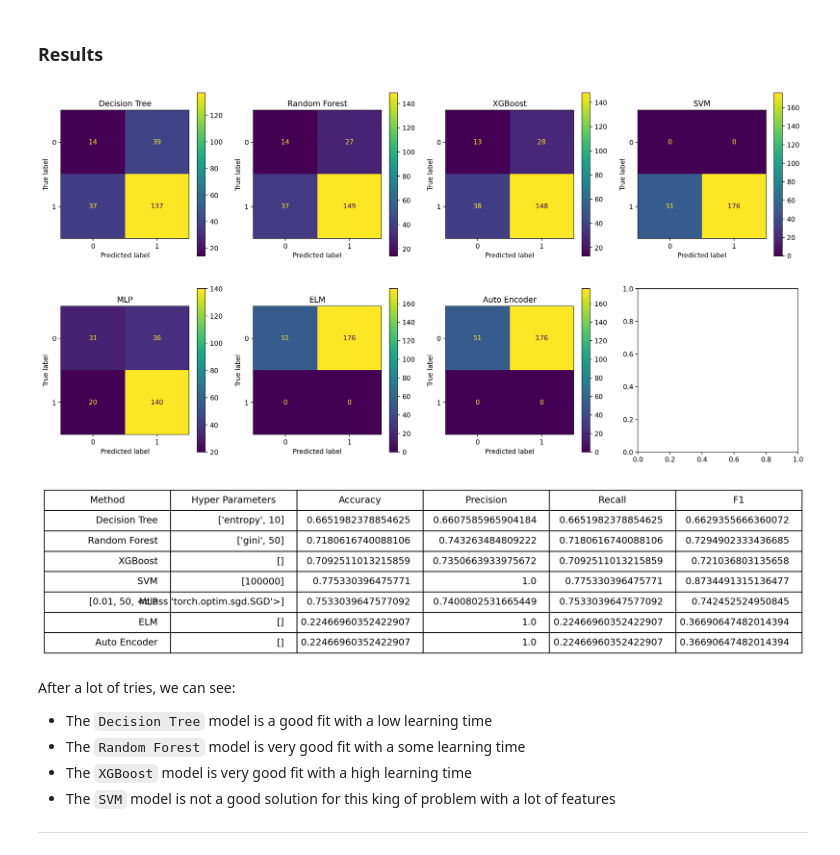
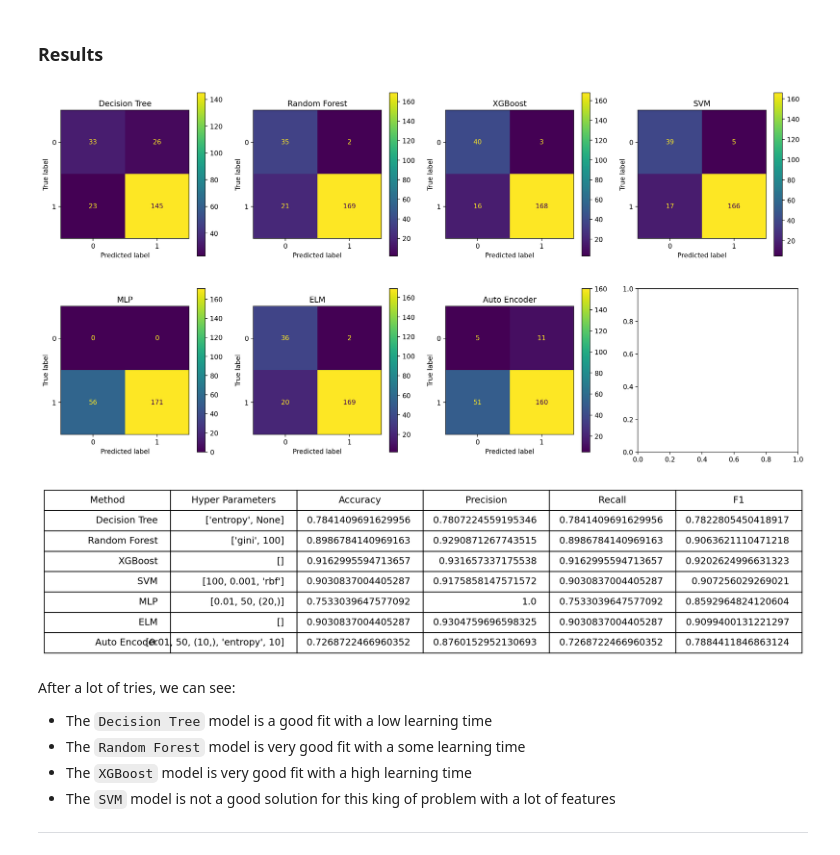
Before and after one commit to ckoliber/mlexercises, a Jupyter notebook: src/exercise2_1.ipynb, the cells around one changed output. Saved outputs shown, nothing was run; the diff lists cells and outputs as text; code cells hidden in the pictures.

```diff
--- a/src/exercise2_1.ipynb
+++ b/src/exercise2_1.ipynb
@@ -91,7 +91,7 @@ In this problem, we are going to fit seven types of models, before training each
 # %%
 decision_tree_model = skselection.GridSearchCV(
     estimator=skpipeline.Pipeline([
-        # ("normalizer", skprocessing.Normalizer()),
+        ("standardizer", skprocessing.StandardScaler()),
         ("classifier", sktree.DecisionTreeClassifier())
     ]),
     param_grid={
@@ -119,7 +120,7 @@ GridSearchCV(cv=5,
 # %%
 random_forest_model = skselection.GridSearchCV(
     estimator=skpipeline.Pipeline([
-        ("normalizer", skprocessing.Normalizer()),
+        ("standardizer", skprocessing.StandardScaler()),
         ("classifier", skensemble.RandomForestClassifier())
     ]),
     param_grid={
@@ -150,7 +151,7 @@ skxgb.set_config(verbosity=0)
 
 xgboost_model = skselection.GridSearchCV(
     estimator=skpipeline.Pipeline([
-        ("normalizer", skprocessing.Normalizer()),
+        ("standardizer", skprocessing.StandardScaler()),
         ("classifier", skxgb.XGBClassifier(use_label_encoder=False))
     ]),
     param_grid={},
@@ -185,11 +186,13 @@ GridSearchCV(cv=5,
 # %%
 svm_model = skselection.GridSearchCV(
     estimator=skpipeline.Pipeline([
-        ("normalizer", skprocessing.Normalizer()),
+        ("standardizer", skprocessing.StandardScaler()),
         ("classifier", sksvm.SVC())
     ]),
     param_grid={
-        "classifier__C": [100000],
+        "classifier__C": [0.5, 1, 10, 100],
+        "classifier__kernel": ["linear", "poly", "rbf", "sigmoid"],
+        "classifier__gamma": ["scale", 1, 0.1, 0.01, 0.001, 0.0001]
     },
     scoring="accuracy",
     n_jobs=-1,
@@ -397,67 +439,67 @@ table = plt.table(cellText=[
         "Decision Tree",
         list(decision_tree_model.best_params_.values()),
         skmetrics.accuracy_score(decision_tree_predicts, test_labels),
-        skmetrics.precision_score(decision_tree_predicts, test_labels, average="weighted"),
-        skmetrics.recall_score(decision_tree_predicts, test_labels, average="weighted"),
-        skmetrics.f1_score(decision_tree_predicts, test_labels, average="weighted")
+        skmetrics.precision_score(decision_tree_predicts, test_labels, average="weighted", zero_division=True),
+        skmetrics.recall_score(decision_tree_predicts, test_labels, average="weighted", zero_division=True),
+        skmetrics.f1_score(decision_tree_predicts, test_labels, average="weighted", zero_division=True)
     ],
     [
         "Random Forest",
         list(random_forest_model.best_params_.values()),
         skmetrics.accuracy_score(random_forest_predicts, test_labels),
-        skmetrics.precision_score(random_forest_predicts, test_labels, average="weighted"),
-        skmetrics.recall_score(random_forest_predicts, test_labels, average="weighted"),
-        skmetrics.f1_score(random_forest_predicts, test_labels, average="weighted")
+        skmetrics.precision_score(random_forest_predicts, test_labels, average="weighted", zero_division=True),
+        skmetrics.recall_score(random_forest_predicts, test_labels, average="weighted", zero_division=True),
+        skmetrics.f1_score(random_forest_predicts, test_labels, average="weighted", zero_division=True)
     ],
     [
         "XGBoost",
         list(xgboost_model.best_params_.values()),
         skmetrics.accuracy_score(xgboost_predicts, test_labels),
-        skmetrics.precision_score(xgboost_predicts, test_labels, average="weighted"),
-        skmetrics.recall_score(xgboost_predicts, test_labels, average="weighted"),
-        skmetrics.f1_score(xgboost_predicts, test_labels, average="weighted")
+        skmetrics.precision_score(xgboost_predicts, test_labels, average="weighted", zero_division=True),
+        skmetrics.recall_score(xgboost_predicts, test_labels, average="weighted", zero_division=True),
+        skmetrics.f1_score(xgboost_predicts, test_labels, average="weighted", zero_division=True)
     ],
     [
         "SVM",
         list(svm_model.best_params_.values()),
         skmetrics.accuracy_score(svm_predicts, test_labels),
-        skmetrics.precision_score(svm_predicts, test_labels, average="weighted"),
-        skmetrics.recall_score(svm_predicts, test_labels, average="weighted"),
-        skmetrics.f1_score(svm_predicts, test_labels, average="weighted")
+        skmetrics.precision_score(svm_predicts, test_labels, average="weighted", zero_division=True),
+        skmetrics.recall_score(svm_predicts, test_labels, average="weighted", zero_division=True),
+        skmetrics.f1_score(svm_predicts, test_labels, average="weighted", zero_division=True)
     ],
     [
         "MLP",
         list(mlp_model.best_params_.values()),
         skmetrics.accuracy_score(mlp_predicts, test_labels),
-        skmetrics.precision_score(mlp_predicts, test_labels, average="weighted"),
-        skmetrics.recall_score(mlp_predicts, test_labels, average="weighted"),
-        skmetrics.f1_score(mlp_predicts, test_labels, average="weighted")
+        skmetrics.precision_score(mlp_predicts, test_labels, average="weighted", zero_division=True),
+        skmetrics.recall_score(mlp_predicts, test_labels, average="weighted", zero_division=True),
+        skmetrics.f1_score(mlp_predicts, test_labels, average="weighted", zero_division=True)
     ],
     [
         "ELM",
         list(elm_model.best_params_.values()),
         skmetrics.accuracy_score(elm_predicts, test_labels),
-        skmetrics.precision_score(elm_predicts, test_labels, average="weighted"),
-        skmetrics.recall_score(elm_predicts, test_labels, average="weighted"),
-        skmetrics.f1_score(elm_predicts, test_labels, average="weighted")
+        skmetrics.precision_score(elm_predicts, test_labels, average="weighted", zero_division=True),
+        skmetrics.recall_score(elm_predicts, test_labels, average="weighted", zero_division=True),
+        skmetrics.f1_score(elm_predicts, test_labels, average="weighted", zero_division=True)
     ],
     [
         "Auto Encoder",
         list(auto_encoder_model.best_params_.values()),
         skmetrics.accuracy_score(auto_encoder_predicts, test_labels),
-        skmetrics.precision_score(auto_encoder_predicts, test_labels, average="weighted"),
-        skmetrics.recall_score(auto_encoder_predicts, test_labels, average="weighted"),
-        skmetrics.f1_score(auto_encoder_predicts, test_labels, average="weighted")
+        skmetrics.precision_score(auto_encoder_predicts, test_labels, average="weighted", zero_division=True),
+        skmetrics.recall_score(auto_encoder_predicts, test_labels, average="weighted", zero_division=True),
+        skmetrics.f1_score(auto_encoder_predicts, test_labels, average="weighted", zero_division=True)
     ]
 ], colLabels=["Method", "Hyper Parameters", "Accuracy", "Precision", "Recall", "F1"], loc="center")
 table.auto_set_font_size(False)
 table.set_fontsize(11)
 table.scale(2, 2)
 plt.axis("off")
 plt.show()
 # %% [output]
-[figure, old version]
+[figure, new version]
-[figure, old version]
+[figure, new version]
 # %% [markdown]
 After a lot of tries, we can see:
 
```
Also changed, not shown: parts of 11 cells of this notebook.
